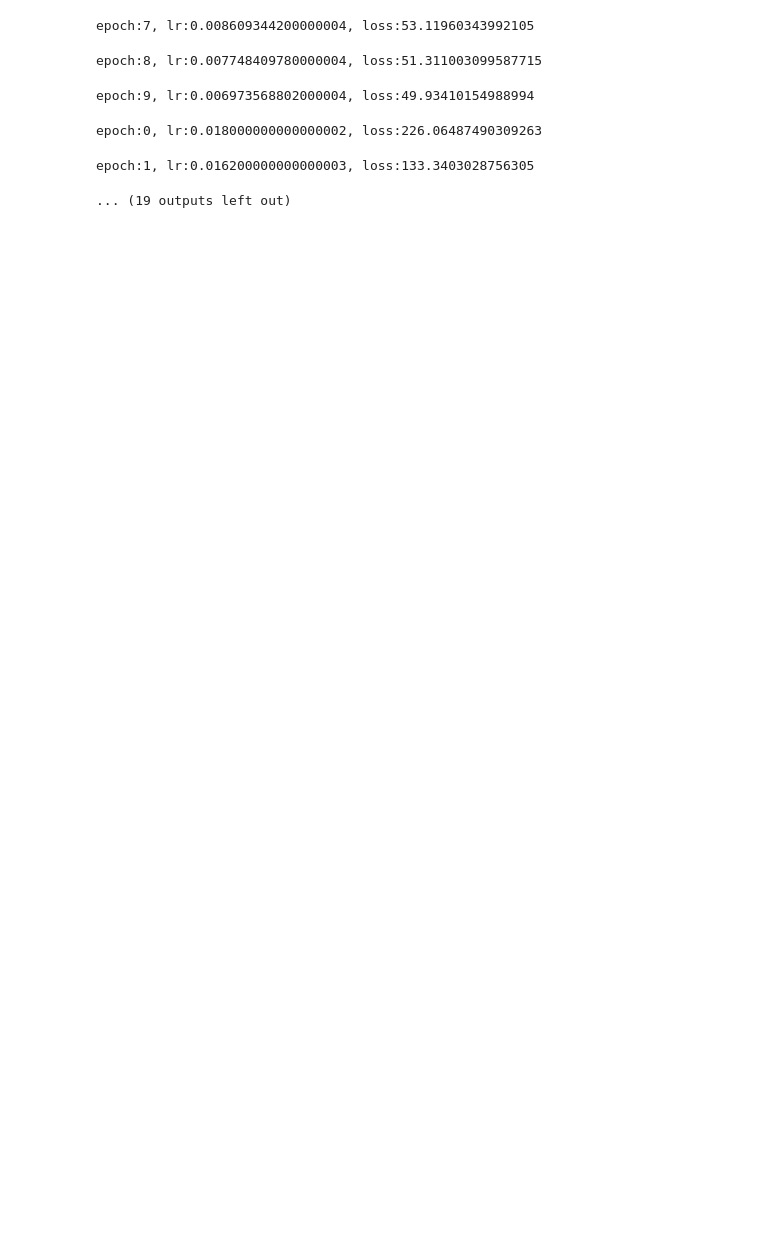
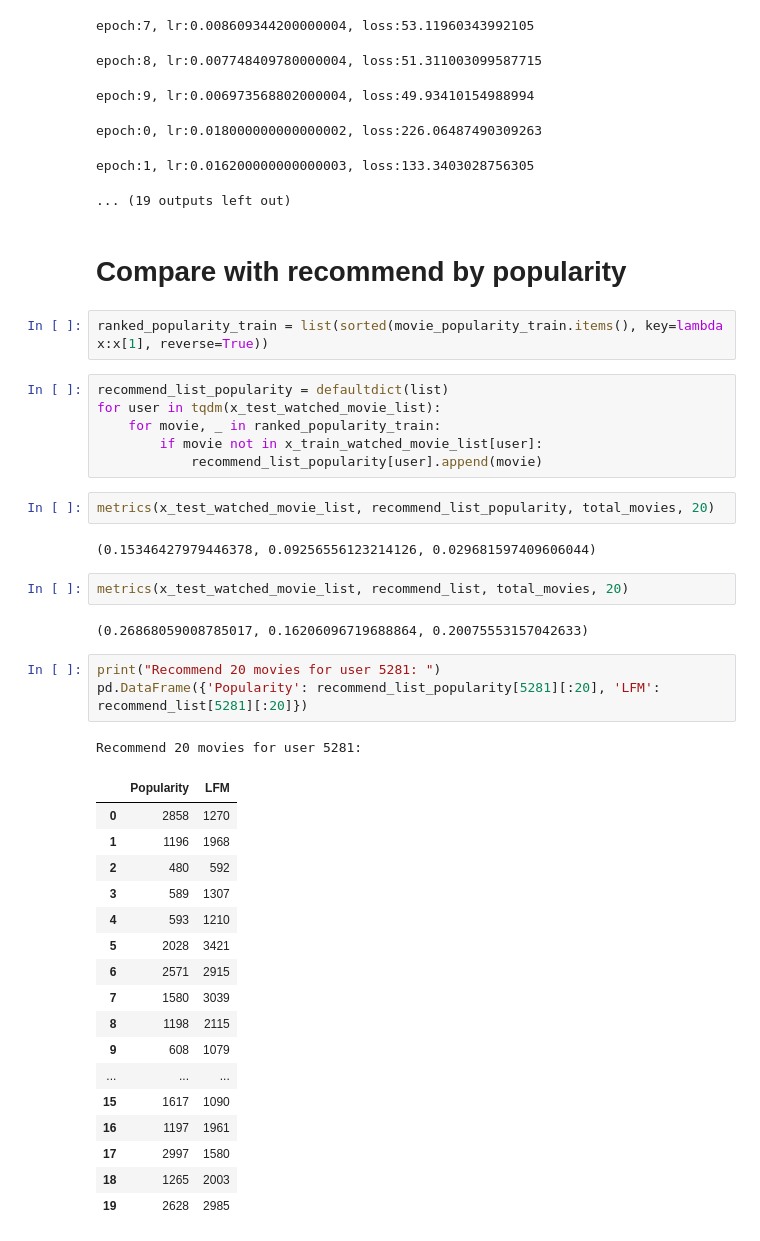
Before and after one commit to xinlinzhao/RecommendMovies, a Jupyter notebook: RecommendMoviesUsingLMF.ipynb, the cells around one changed output. Saved outputs shown, nothing was run; the diff lists cells and outputs as text; blank space fills up the shorter version.

```diff
--- a/RecommendMoviesUsingLMF.ipynb
+++ b/RecommendMoviesUsingLMF.ipynb
@@ -236,3 +236,43 @@ epoch:9, lr:0.006973568802000004, loss:49.93410154988994
 epoch:0, lr:0.018000000000000002, loss:226.06487490309263
 epoch:1, lr:0.016200000000000003, loss:133.3403028756305
 ... (19 outputs left out)
+# %% [markdown]
+# Compare with recommend by popularity
+# %%
+ranked_popularity_train = list(sorted(movie_popularity_train.items(), key=lambda x:x[1], reverse=True))
+# %%
+recommend_list_popularity = defaultdict(list)
+for user in tqdm(x_test_watched_movie_list):
+    for movie, _ in ranked_popularity_train:
+        if movie not in x_train_watched_movie_list[user]:
+            recommend_list_popularity[user].append(movie)
+# %%
+metrics(x_test_watched_movie_list, recommend_list_popularity, total_movies, 20)
+# %% [output]
+(0.15346427979446378, 0.09256556123214126, 0.029681597409606044)
+# %%
+metrics(x_test_watched_movie_list, recommend_list, total_movies, 20)
+# %% [output]
+(0.26868059008785017, 0.16206096719688864, 0.20075553157042633)
+# %%
+print("Recommend 20 movies for user 5281: ")
+pd.DataFrame({'Popularity': recommend_list_popularity[5281][:20], 'LFM': recommend_list[5281][:20]})
+# %% [output]
+Recommend 20 movies for user 5281:
+|  | Popularity | LFM |
+| 0 | 2858 | 1270 |
+| 1 | 1196 | 1968 |
+| 2 | 480 | 592 |
+| 3 | 589 | 1307 |
+| 4 | 593 | 1210 |
+| 5 | 2028 | 3421 |
+| 6 | 2571 | 2915 |
+| 7 | 1580 | 3039 |
+| 8 | 1198 | 2115 |
+| 9 | 608 | 1079 |
+| ... | ... | ... |
+| 15 | 1617 | 1090 |
+| 16 | 1197 | 1961 |
+| 17 | 2997 | 1580 |
+| 18 | 1265 | 2003 |
+| 19 | 2628 | 2985 |
```
Also changed, not shown: parts of 4 cells of this notebook, 4 other files.
